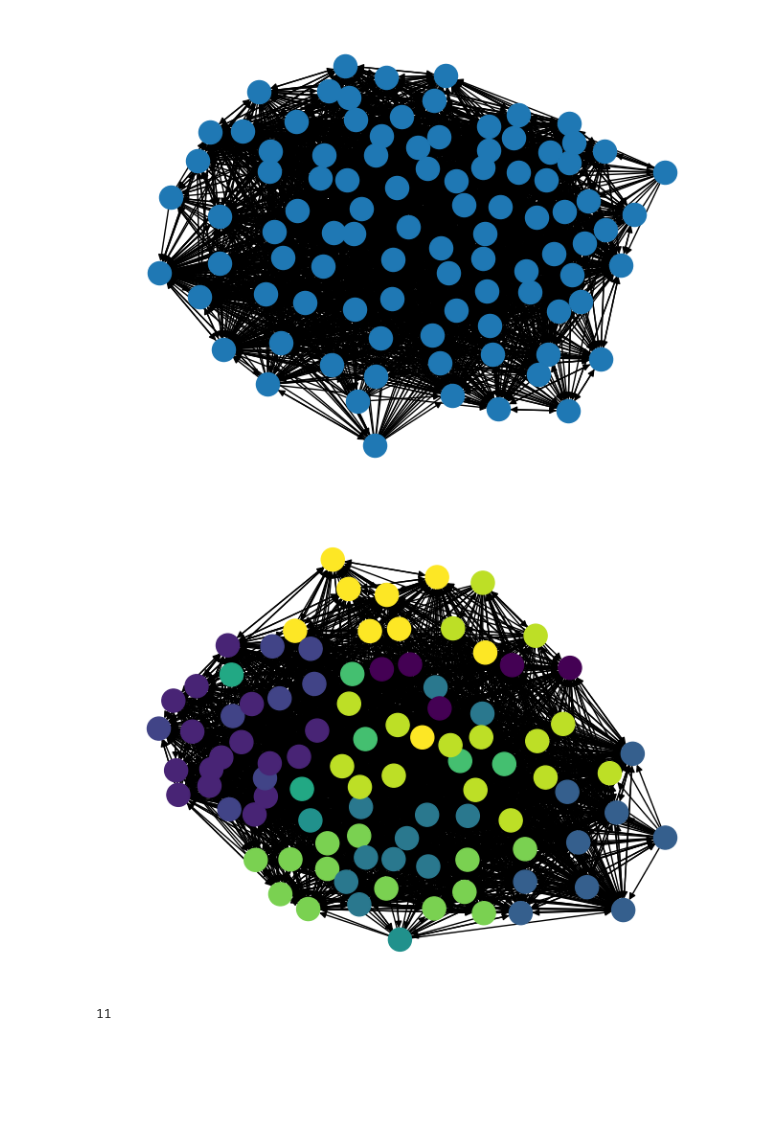
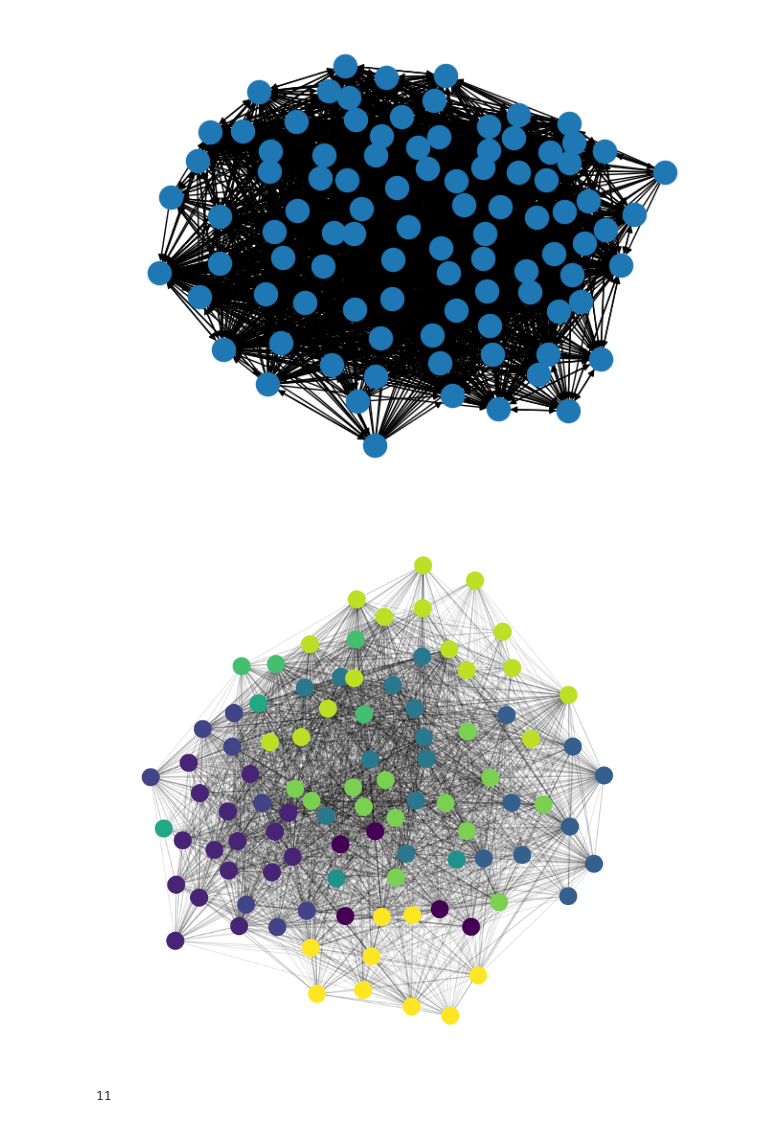
Before and after one commit to CristinaLiccia/co-morbidity-network-analysis, a Jupyter notebook: community_anlysis.ipynb, the cells around one changed output. Saved outputs shown, nothing was run; the diff lists cells and outputs as text; code cells hidden in the pictures; blank space fills up the shorter version.

```diff
--- a/community_anlysis.ipynb
+++ b/community_anlysis.ipynb
@@ -162,19 +38,22 @@ nx.draw(G, pos, arrows=True)
 # %%
-#Find the best partition of a graph using the Louvain Community Detection Algorithm.
-louvain_communities = nx.community.louvain_communities(G, weight='weight', seed=123)
 # Organize nodes by community
 color_map = []
 for node in G.nodes():
     for i, community in enumerate(louvain_communities):
         if node in community:
             color_map.append(i)
 
 # Visualize
+plt.figure(figsize=(10,10))
 pos = nx.spring_layout(G)  # Adjust layout if needed
-nx.draw(G, pos, node_color=color_map, with_labels=False)
+#nx.draw(G, pos, node_color=color_map, with_labels=False)
+nx.draw_networkx_nodes(G, pos, node_color=color_map)
+nx.draw_networkx_edges(G, pos, alpha=0.1, arrows=False)
+
+plt.axis('off')
 plt.show()
 # %% [output]
-[figure, old version]
+[figure, new version]
 # %%
 #how many communities?
 print(len(louvain_communities))
```
Also changed, not shown: parts of 21 cells of this notebook.
